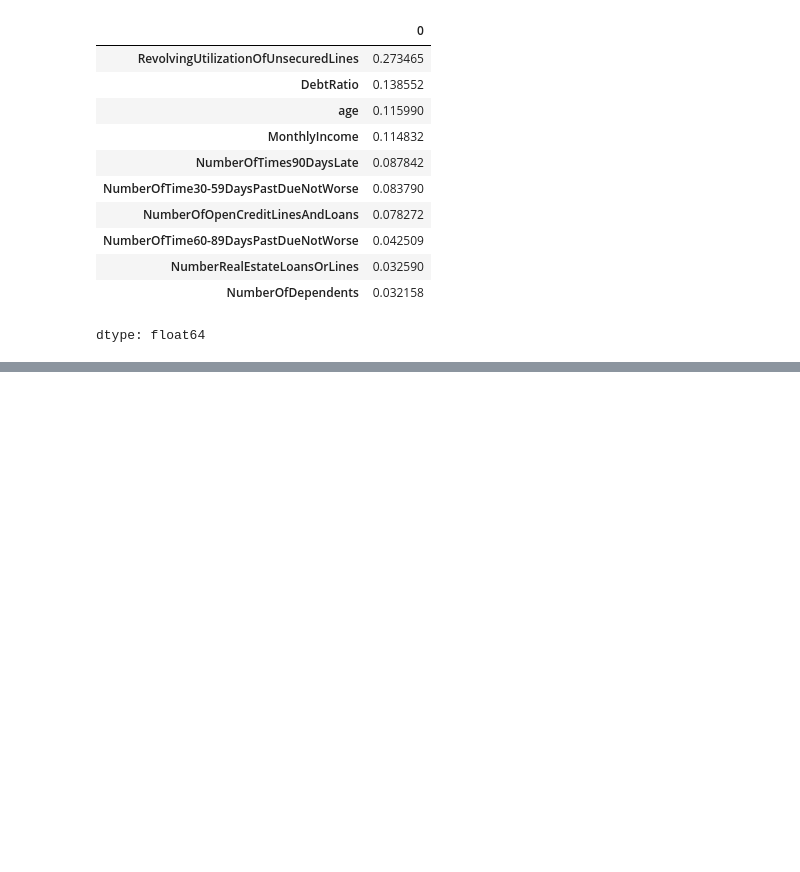
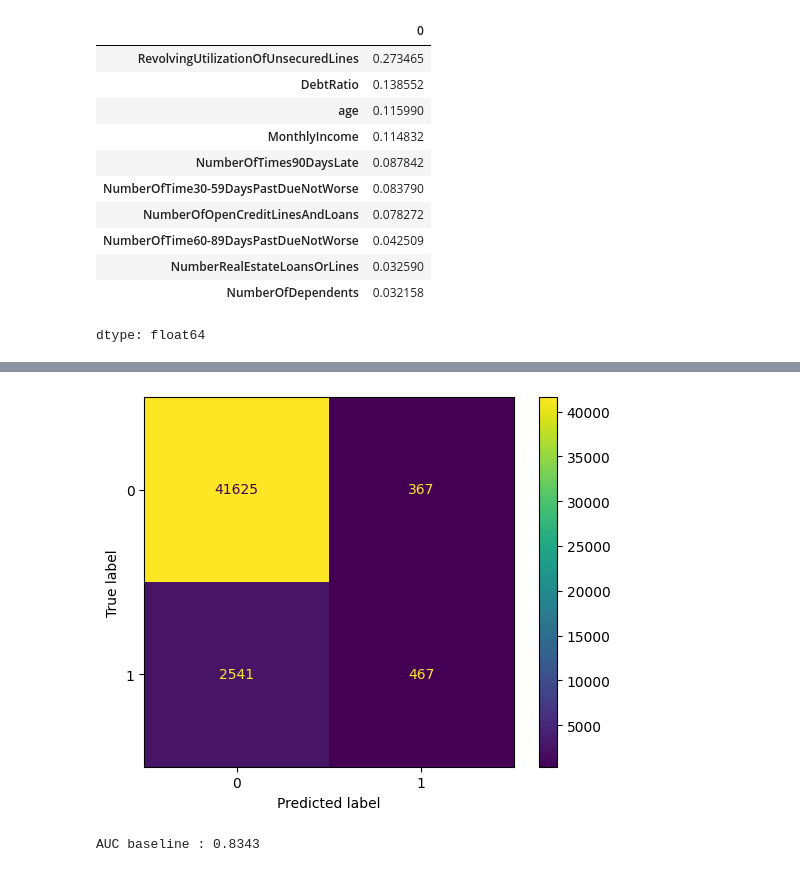
Before and after one commit to imane-louzi/credit-scoring-model, a Jupyter notebook: scoring.ipynb, the cells around one changed output, grey strips where cells are left out. Cells and saved outputs as stored; diff of their text form; code cells hidden in the pictures; blank space fills up the shorter version.

```diff
--- a/scoring.ipynb
+++ b/scoring.ipynb
@@ -120,0 +130,37 @@ dtype: float64
+# %%
+from sklearn.metrics import ConfusionMatrixDisplay
+
+ConfusionMatrixDisplay.from_estimator(rf_model, X_test, y_test)
+plt.savefig('confusion_matrix.png', bbox_inches='tight', dpi=150)
+plt.show()
+# %% [output]
+[figure, added]
+# %%
+baseline_auc = roc_auc_score(y_test, rf_model.predict_proba(X_test)[:, 1])
+print(f"AUC baseline : {baseline_auc:.4f}")
+
+import json
+import requests
+
+API_PROVIDER = "openrouter"
+API_KEY = "mettre votre clé"
+API_URL = "https://openrouter.ai/api/v1/chat/completions"
+MODEL = "openrouter/free"
+
+def call_llm(system_prompt, user_prompt, max_tokens=1000):
+    headers = {"Authorization": f"Bearer {API_KEY}", "Content-Type": "application/json"}
+    body = {
+        "model": MODEL,
+        "messages": [
+            {"role": "system", "content": system_prompt},
+            {"role": "user", "content": user_prompt},
+        ],
+        "max_tokens": max_tokens,
+    }
+    r = requests.post(API_URL, headers=headers, json=body, timeout=60)
+    print("Status:", r.status_code)
+    print("Réponse:", r.text)
+    r.raise_for_status()
+    return r.json()["choices"][0]["message"]["content"]
+# %% [output]
+AUC baseline : 0.8343
```
Also changed, not shown: parts of 7 cells of this notebook.
